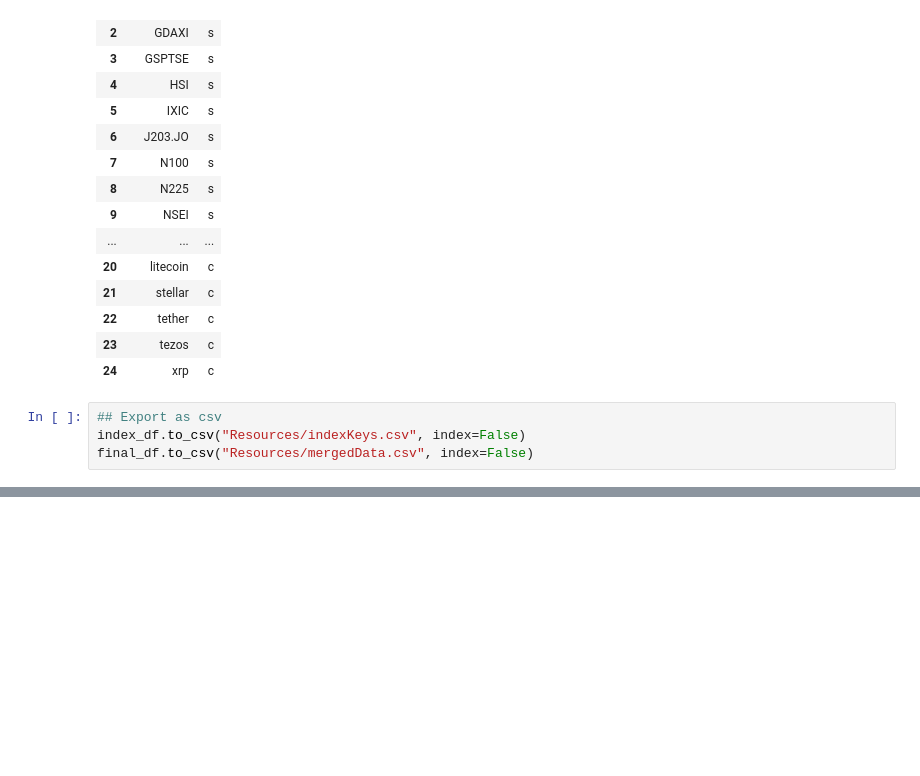
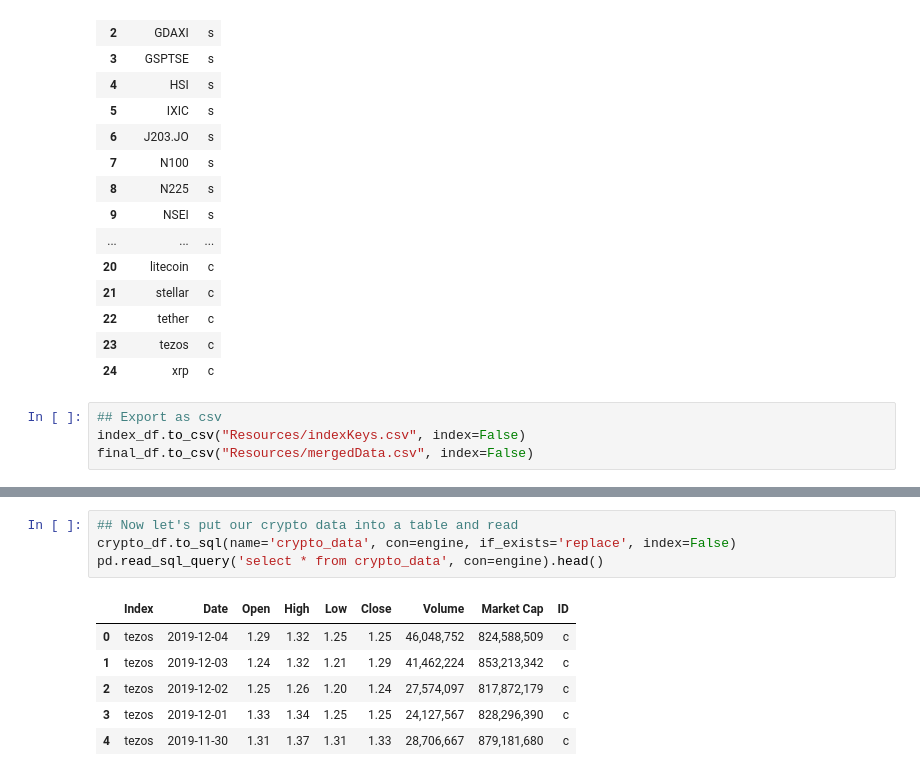
Before and after one commit to scaldwell545/project-2-local, a Jupyter notebook: sam_main.ipynb, the cells around one changed output, grey strips where cells are left out. Saved outputs shown, nothing was run; the diff lists cells and outputs as text; blank space fills up the shorter version.

```diff
--- a/cleaning_main.ipynb
+++ b/sam_main.ipynb
@@ -216,0 +281,11 @@ final_df.to_csv("Resources/mergedData.csv", index=False)
+# %%
+## Now let's put our crypto data into a table and read
+crypto_df.to_sql(name='crypto_data', con=engine, if_exists='replace', index=False)
+pd.read_sql_query('select * from crypto_data', con=engine).head()
+# %% [output]
+|  | Index | Date | Open | High | Low | Close | Volume | Market Cap | ID |
+| 0 | tezos | 2019-12-04 | 1.29 | 1.32 | 1.25 | 1.25 | 46,048,752 | 824,588,509 | c |
+| 1 | tezos | 2019-12-03 | 1.24 | 1.32 | 1.21 | 1.29 | 41,462,224 | 853,213,342 | c |
+| 2 | tezos | 2019-12-02 | 1.25 | 1.26 | 1.20 | 1.24 | 27,574,097 | 817,872,179 | c |
+| 3 | tezos | 2019-12-01 | 1.33 | 1.34 | 1.25 | 1.25 | 24,127,567 | 828,296,390 | c |
+| 4 | tezos | 2019-11-30 | 1.31 | 1.37 | 1.31 | 1.33 | 28,706,667 | 879,181,680 | c |
```
Also changed, not shown: parts of 8 cells of this notebook, 2 other files.
